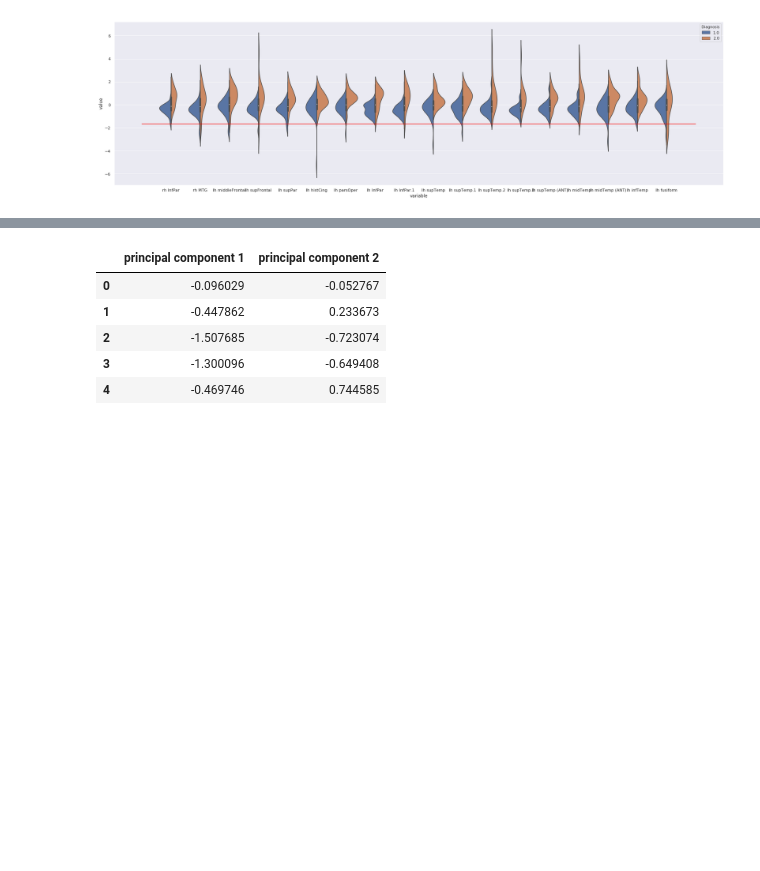
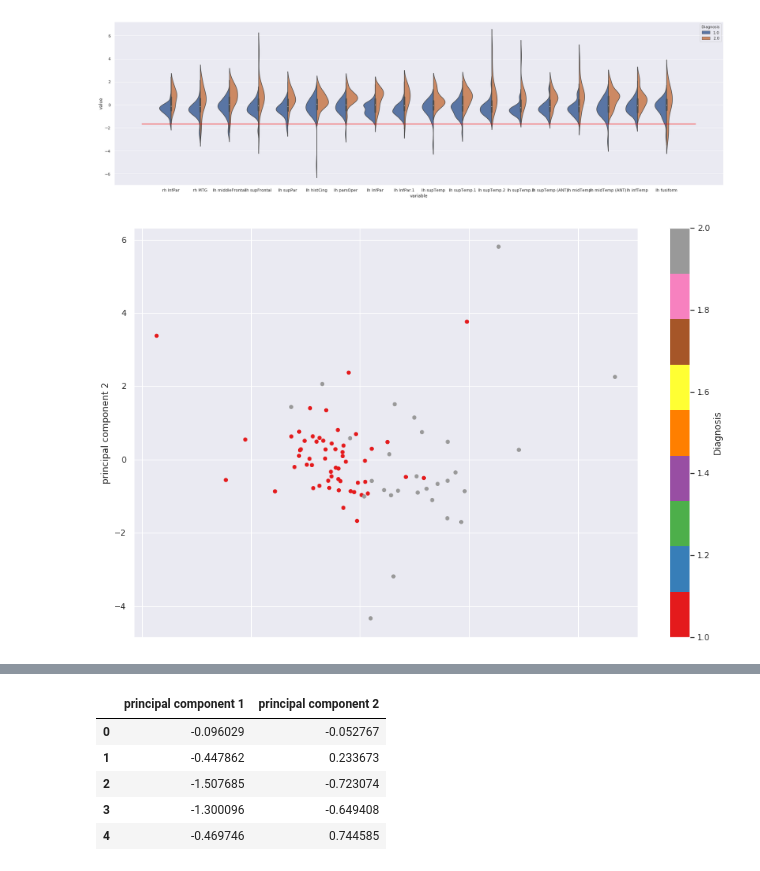
Before and after one commit to RoyMassett/Roy_Ava_Clustering_2019, a Jupyter notebook: notebooks/Thickness_Interaction_Clustering.ipynb, the cells around one changed output, grey strips where cells are left out. Cells and saved outputs as stored; diff of their text form; code cells hidden in the pictures; blank space fills up the shorter version.

```diff
--- a/notebooks/Thickness_Interaction_Clustering.ipynb
+++ b/notebooks/Thickness_Interaction_Clustering.ipynb
@@ -178,3 +166,11 @@ plt.plot(range(-1, 19), 20 * [-1.65], color="red")
 # %% [output]
 [<matplotlib.lines.Line2D at 0x...>]
 [figure]
+# %%
+#PCA of changes
+sns.set(rc={'figure.figsize':(15, 10)})
+changes_pca = pca_2D_raw(changes_with_diagnosis)
+changes_pca["Diagnosis"] = changes_with_diagnosis["Diagnosis"]
+ax_unclustered = changes_pca.plot.scatter(x='principal component 1', y='principal component 2', c="Diagnosis", colormap="Set1")
+# %% [output]
+[figure, added]
```
Also changed, not shown: parts of 15 cells of this notebook.
